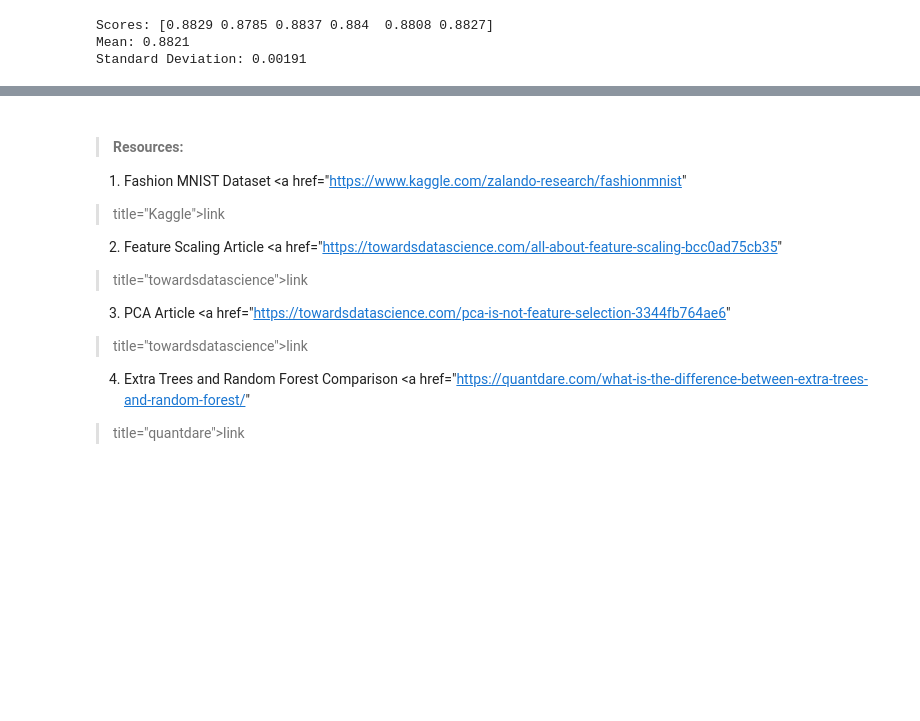
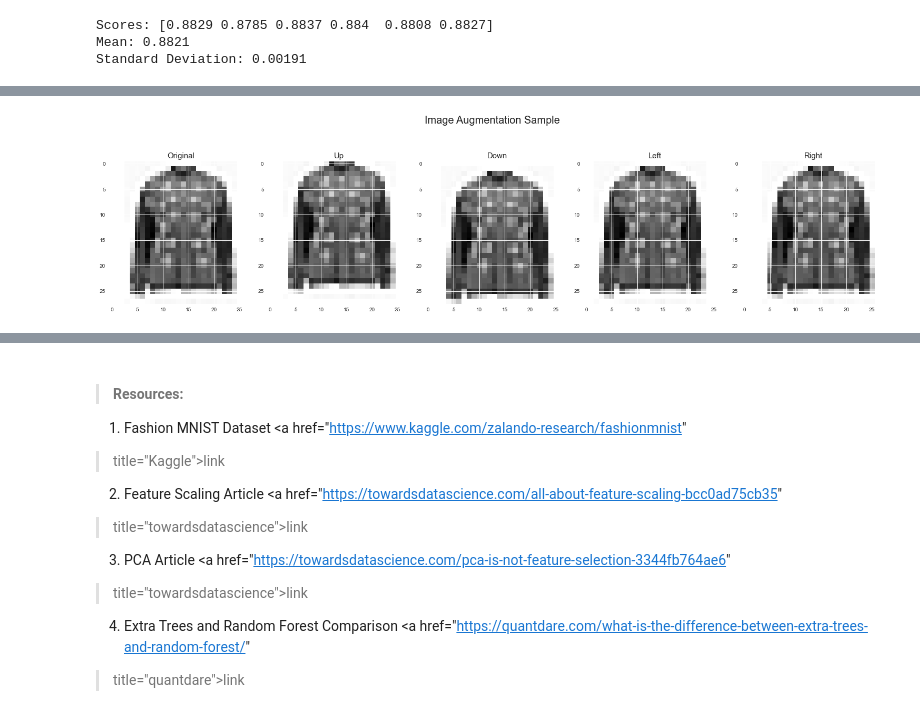
Before and after one commit to adiy55/1SB-Final-Project, a Jupyter notebook: 1SB ML Fashion MNIST.ipynb, the cells around one changed output, grey strips where cells are left out. Saved outputs shown, nothing was run; the diff lists cells and outputs as text; code cells hidden in the pictures; blank space fills up the shorter version.

```diff
--- a/1SB ML Fashion MNIST.ipynb
+++ b/1SB ML Fashion MNIST.ipynb
@@ -1580 +1556,24 @@ y_arr = np.array(y)
+# %%
+sample_img = X_train.iloc[5]
+img_shifted1 = shift_image(sample_img, -1, 0).reshape(28,28)
+img_shifted2 = shift_image(sample_img, 1, 0).reshape(28,28)
+img_shifted3 = shift_image(sample_img, 0, -1).reshape(28,28)
+img_shifted4 = shift_image(sample_img, 0, 1).reshape(28,28)
+
+fig, ax = plt.subplots(1, 5, figsize=(21,6))
+fig.suptitle("Image Augmentation Sample", size=20)
+ax[0].imshow(np.array(sample_img).reshape(28,28), cmap="binary")
+ax[0].set_title("Original", size=15)
+ax[1].imshow(img_shifted1, cmap="binary")
+ax[1].set_title("Up", size=15)
+ax[2].imshow(img_shifted2, cmap="binary")
+ax[2].set_title("Down", size=15)
+ax[3].imshow(img_shifted3, cmap="binary")
+ax[3].set_title("Left", size=15)
+ax[4].imshow(img_shifted4, cmap="binary")
+ax[4].set_title("Right", size=15)
+plt.tight_layout()
+plt.show()
+# %% [output]
+[figure, added]
 # %%
```
Also changed, not shown: parts of 44 cells of this notebook.
